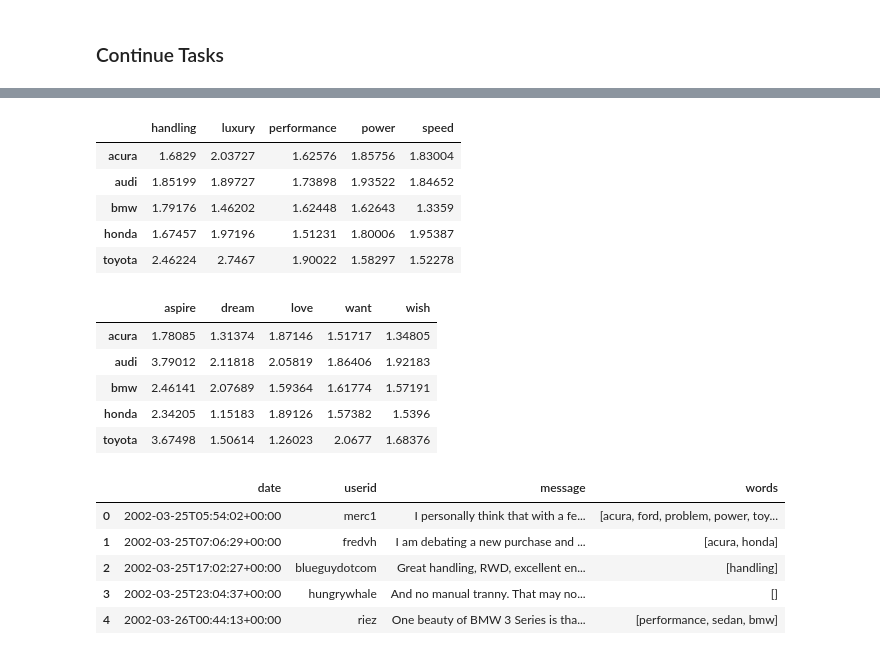
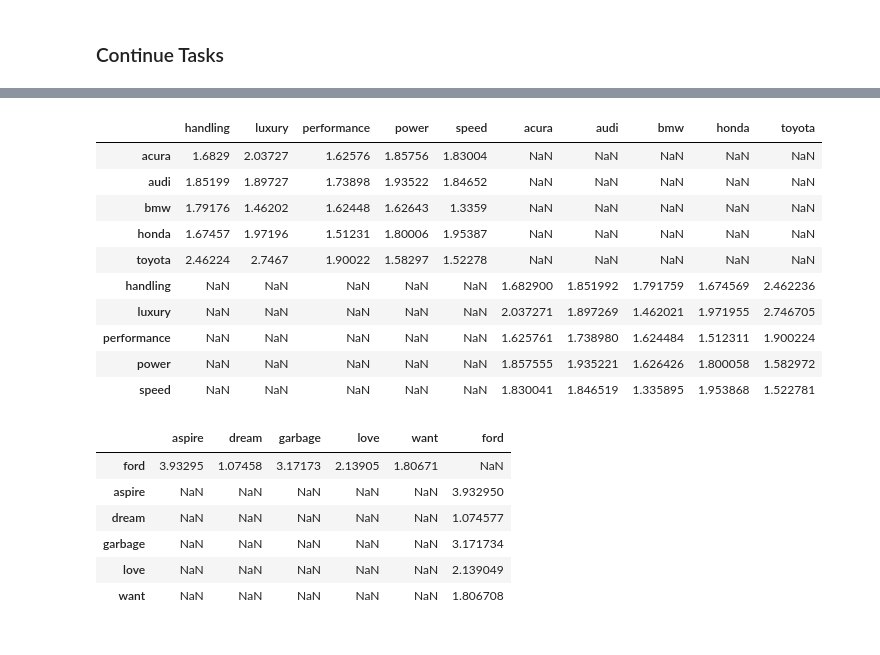
Before and after one commit to abhi-vik/ugc-analytics, a Jupyter notebook: assignments/first/Lift.ipynb, the cells around one changed output, grey strips where cells are left out. Saved outputs shown, nothing was run; the diff lists cells and outputs as text; code cells hidden in the pictures.

```diff
--- a/assignments/first/Lift.ipynb
+++ b/assignments/first/Lift.ipynb
@@ -124,7 +162,8 @@ def do_lift(x, y=None):
 
     result_df = pd.DataFrame(index=l1, columns=(l2 or l1))
     for a, b in (combinations(l1, 2) if y==None else product(l1, l2)):
-        result_df.at[a, b] = do(bools, a, b)
+        val = do(bools, a, b)
+        result_df.at[a, b] = val
 
     return result_df
 # %%
@@ -185,27 +289,24 @@ Selected attributes are: ['performance', 'luxury', 'power', 'handling', 'speed']
 # %%
 do_lift(top10[0:5], importantWords)
 # %% [output]
-|  | handling | luxury | performance | power | speed |
-| acura | 1.6829 | 2.03727 | 1.62576 | 1.85756 | 1.83004 |
-| audi | 1.85199 | 1.89727 | 1.73898 | 1.93522 | 1.84652 |
-| bmw | 1.79176 | 1.46202 | 1.62448 | 1.62643 | 1.3359 |
-| honda | 1.67457 | 1.97196 | 1.51231 | 1.80006 | 1.95387 |
-| toyota | 2.46224 | 2.7467 | 1.90022 | 1.58297 | 1.52278 |
+|  | handling | luxury | performance | power | speed | acura | audi | bmw | honda | toyota |
+| acura | 1.6829 | 2.03727 | 1.62576 | 1.85756 | 1.83004 | NaN | NaN | NaN | NaN | NaN |
+| audi | 1.85199 | 1.89727 | 1.73898 | 1.93522 | 1.84652 | NaN | NaN | NaN | NaN | NaN |
+| bmw | 1.79176 | 1.46202 | 1.62448 | 1.62643 | 1.3359 | NaN | NaN | NaN | NaN | NaN |
+| honda | 1.67457 | 1.97196 | 1.51231 | 1.80006 | 1.95387 | NaN | NaN | NaN | NaN | NaN |
+| toyota | 2.46224 | 2.7467 | 1.90022 | 1.58297 | 1.52278 | NaN | NaN | NaN | NaN | NaN |
+| handling | NaN | NaN | NaN | NaN | NaN | 1.682900 | 1.851992 | 1.791759 | 1.674569 | 2.462236 |
+| luxury | NaN | NaN | NaN | NaN | NaN | 2.037271 | 1.897269 | 1.462021 | 1.971955 | 2.746705 |
+| performance | NaN | NaN | NaN | NaN | NaN | 1.625761 | 1.738980 | 1.624484 | 1.512311 | 1.900224 |
+| power | NaN | NaN | NaN | NaN | NaN | 1.857555 | 1.935221 | 1.626426 | 1.800058 | 1.582972 |
+| speed | NaN | NaN | NaN | NaN | NaN | 1.830041 | 1.846519 | 1.335895 | 1.953868 | 1.522781 |
 # %%
-do_lift(top10[0:5], ['love', 'aspire', 'want', 'dream', 'wish'])
+do_lift(['ford'], ['love', 'aspire', 'want', 'dream', 'garbage'])
 # %% [output]
-|  | aspire | dream | love | want | wish |
-| acura | 1.78085 | 1.31374 | 1.87146 | 1.51717 | 1.34805 |
-| audi | 3.79012 | 2.11818 | 2.05819 | 1.86406 | 1.92183 |
-| bmw | 2.46141 | 2.07689 | 1.59364 | 1.61774 | 1.57191 |
-| honda | 2.34205 | 1.15183 | 1.89126 | 1.57382 | 1.5396 |
-| toyota | 3.67498 | 1.50614 | 1.26023 | 2.0677 | 1.68376 |
+|  | aspire | dream | garbage | love | want | ford |
+| ford | 3.93295 | 1.07458 | 3.17173 | 2.13905 | 1.80671 | NaN |
+| aspire | NaN | NaN | NaN | NaN | NaN | 3.932950 |
+| dream | NaN | NaN | NaN | NaN | NaN | 1.074577 |
+| garbage | NaN | NaN | NaN | NaN | NaN | 3.171734 |
+| love | NaN | NaN | NaN | NaN | NaN | 2.139049 |
+| want | NaN | NaN | NaN | NaN | NaN | 1.806708 |
-# %%
-postsDF.head()
-# %% [output]
-|  | date | userid | message | words |
-| 0 | 2002-03-25T05:54:02+00:00 | merc1 | I personally think that with a fe... | [acura, ford, problem, power, toy... |
-| 1 | 2002-03-25T07:06:29+00:00 | fredvh | I am debating a new purchase and ... | [acura, honda] |
-| 2 | 2002-03-25T17:02:27+00:00 | blueguydotcom | Great handling, RWD, excellent en... | [handling] |
-| 3 | 2002-03-25T23:04:37+00:00 | hungrywhale | And no manual tranny. That may no... | [] |
-| 4 | 2002-03-26T00:44:13+00:00 | riez | One beauty of BMW 3 Series is tha... | [performance, sedan, bmw] |
```
Also changed, not shown: parts of 8 cells of this notebook.
